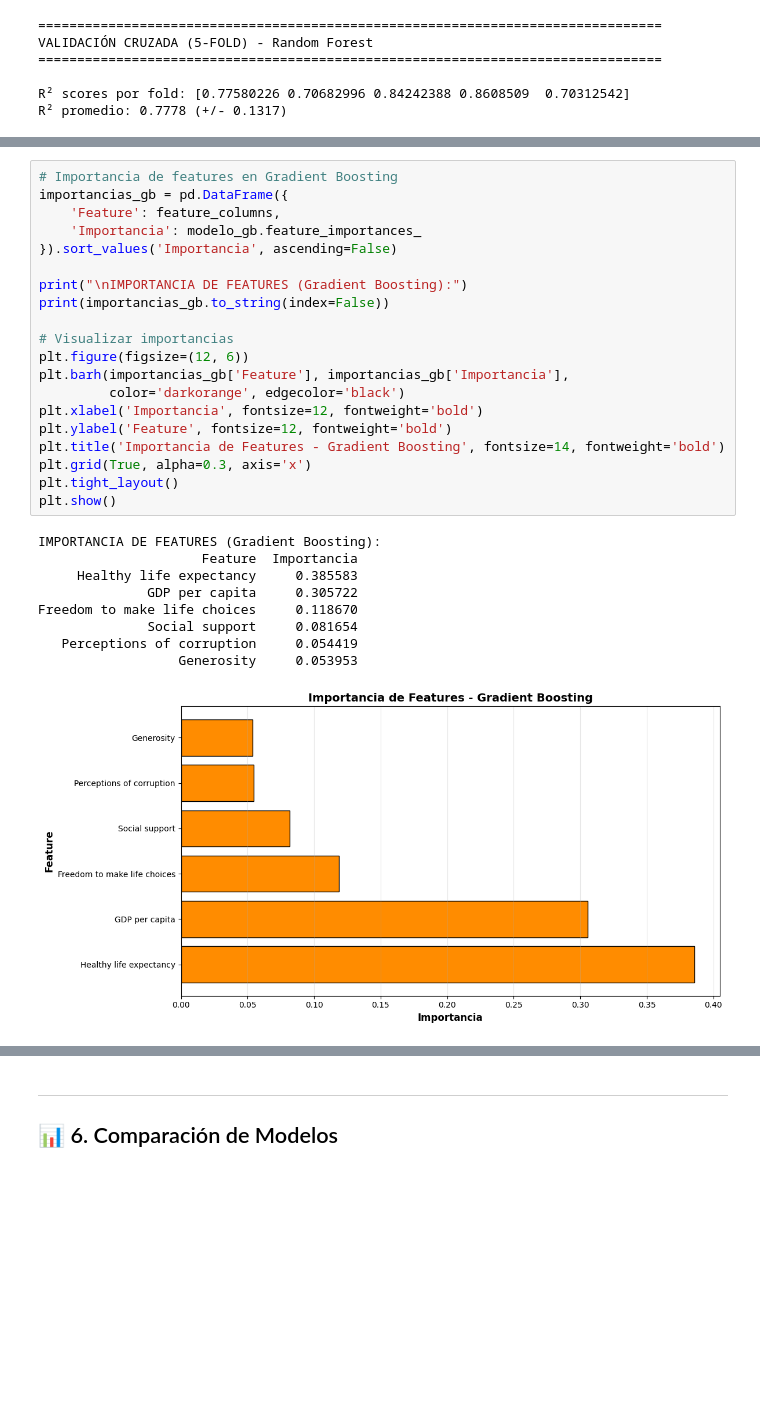
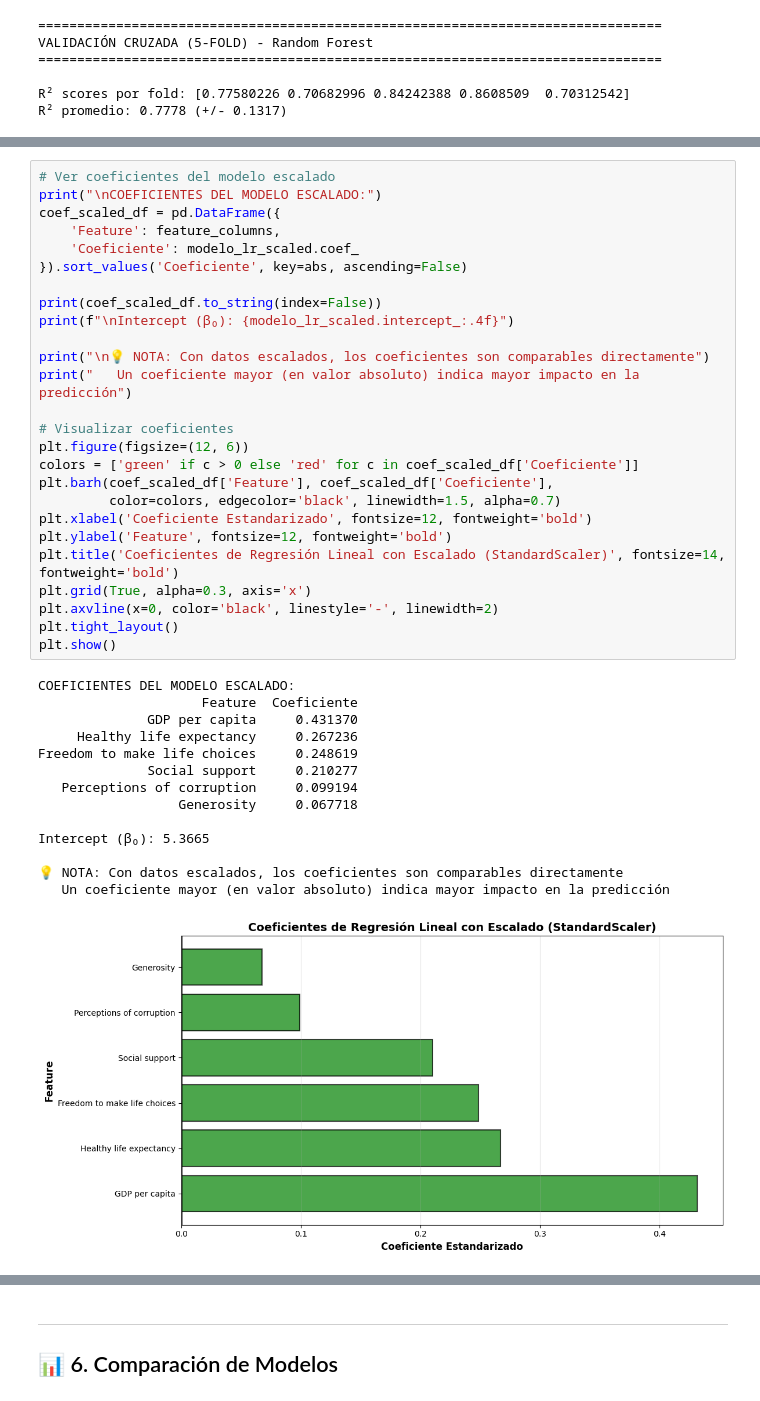
Before and after one commit to JuanHoyos329/Workshop-3, a Jupyter notebook: notebooks/Modelos_Regresion_Happiness.ipynb, the cells around one changed output, grey strips where cells are left out. Saved outputs shown, nothing was run; the diff lists cells and outputs as text; blank space fills up the shorter version.

```diff
--- a/model_regresion/Modelos_Regresion_Happiness.ipynb
+++ b/notebooks/Modelos_Regresion_Happiness.ipynb
@@ -506,31 +705,42 @@ Parámetros del modelo:
 # %%
-# Importancia de features en Gradient Boosting
-importancias_gb = pd.DataFrame({
+# Ver coeficientes del modelo escalado
+print("\nCOEFICIENTES DEL MODELO ESCALADO:")
+coef_scaled_df = pd.DataFrame({
     'Feature': feature_columns,
-    'Importancia': modelo_gb.feature_importances_
-}).sort_values('Importancia', ascending=False)
+    'Coeficiente': modelo_lr_scaled.coef_
+}).sort_values('Coeficiente', key=abs, ascending=False)
 
-print("\nIMPORTANCIA DE FEATURES (Gradient Boosting):")
-print(importancias_gb.to_string(index=False))
+print(coef_scaled_df.to_string(index=False))
+print(f"\nIntercept (β₀): {modelo_lr_scaled.intercept_:.4f}")
 
-# Visualizar importancias
+print("\n💡 NOTA: Con datos escalados, los coeficientes son comparables directamente")
+print("   Un coeficiente mayor (en valor absoluto) indica mayor impacto en la predicción")
+
+# Visualizar coeficientes
 plt.figure(figsize=(12, 6))
-plt.barh(importancias_gb['Feature'], importancias_gb['Importancia'],
-         color='darkorange', edgecolor='black')
-plt.xlabel('Importancia', fontsize=12, fontweight='bold')
+colors = ['green' if c > 0 else 'red' for c in coef_scaled_df['Coeficiente']]
+plt.barh(coef_scaled_df['Feature'], coef_scaled_df['Coeficiente'],
+         color=colors, edgecolor='black', linewidth=1.5, alpha=0.7)
+plt.xlabel('Coeficiente Estandarizado', fontsize=12, fontweight='bold')
 plt.ylabel('Feature', fontsize=12, fontweight='bold')
-plt.title('Importancia de Features - Gradient Boosting', fontsize=14, fontweight='bold')
+plt.title('Coeficientes de Regresión Lineal con Escalado (StandardScaler)', fontsize=14, fontweight='bold')
 plt.grid(True, alpha=0.3, axis='x')
+plt.axvline(x=0, color='black', linestyle='-', linewidth=2)
 plt.tight_layout()
 plt.show()
 # %% [output]
-IMPORTANCIA DE FEATURES (Gradient Boosting):
-                     Feature  Importancia
-     Healthy life expectancy     0.385583
-              GDP per capita     0.305722
-Freedom to make life choices     0.118670
-              Social support     0.081654
-   Perceptions of corruption     0.054419
-                  Generosity     0.053953
+COEFICIENTES DEL MODELO ESCALADO:
+                     Feature  Coeficiente
+              GDP per capita     0.431370
+     Healthy life expectancy     0.267236
+Freedom to make life choices     0.248619
+              Social support     0.210277
+   Perceptions of corruption     0.099194
+                  Generosity     0.067718
+
+Intercept (β₀): 5.3665
+
+💡 NOTA: Con datos escalados, los coeficientes son comparables directamente
+   Un coeficiente mayor (en valor absoluto) indica mayor impacto en la predicción
-[figure, old version]
+[figure, new version]
 # %%
```
Also changed, not shown: parts of 15 cells of this notebook, 5 other files.
